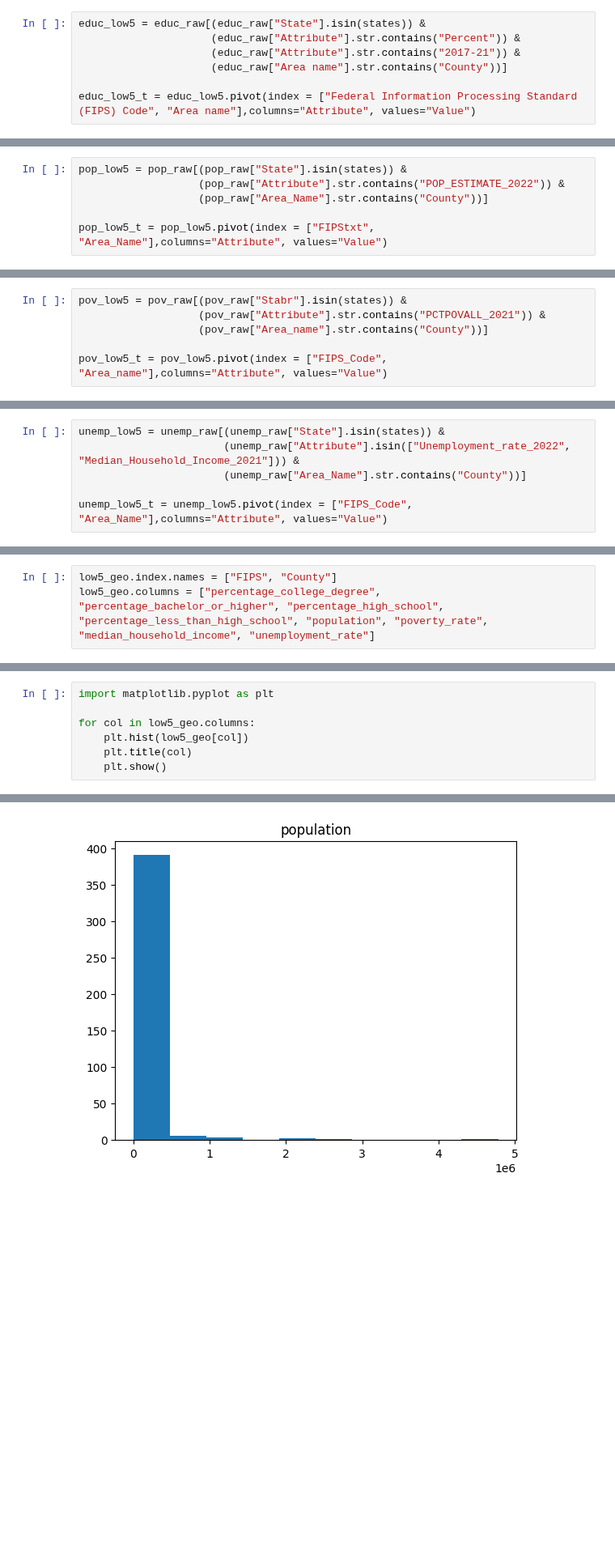
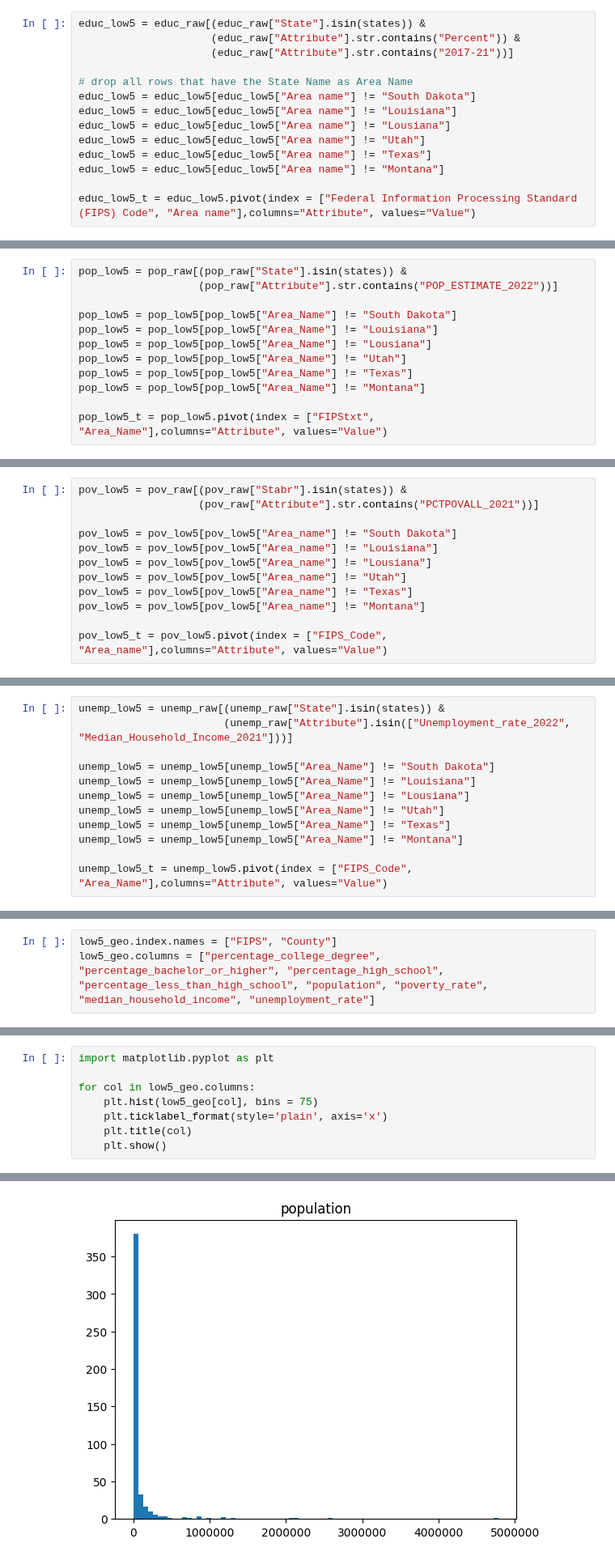
Before and after one commit to HaukeSchwarz/Thesis, a Jupyter notebook: notebooks/Low5_Economic_Cleaning.ipynb, the cells around one changed output, grey strips where cells are left out. Shown at 81% size. Saved outputs shown, nothing was run; the diff lists cells and outputs as text; blank space fills up the shorter version.

Commit message:
adjusted for missing county names not including "county"

```diff
--- a/notebooks/Low5_Economic_Cleaning.ipynb
+++ b/notebooks/Low5_Economic_Cleaning.ipynb
@@ -48,7 +48,14 @@ The raw dataframe imported above is filtered to include only the relevant values
 # %%
 educ_low5 = educ_raw[(educ_raw["State"].isin(states)) &
                      (educ_raw["Attribute"].str.contains("Percent")) &
-                     (educ_raw["Attribute"].str.contains("2017-21")) &
-                     (educ_raw["Area name"].str.contains("County"))]
+                     (educ_raw["Attribute"].str.contains("2017-21"))]
+
+# drop all rows that have the State Name as Area Name
+educ_low5 = educ_low5[educ_low5["Area name"] != "South Dakota"]
+educ_low5 = educ_low5[educ_low5["Area name"] != "Louisiana"]
+educ_low5 = educ_low5[educ_low5["Area name"] != "Lousiana"]
+educ_low5 = educ_low5[educ_low5["Area name"] != "Utah"]
+educ_low5 = educ_low5[educ_low5["Area name"] != "Texas"]
+educ_low5 = educ_low5[educ_low5["Area name"] != "Montana"]
 
 educ_low5_t = educ_low5.pivot(index = ["Federal Information Processing Standard (FIPS) Code", "Area name"],columns="Attribute", values="Value")
@@ -68,7 +79,13 @@ educ_low5_t.head()
 The only relevant KPI from this dataframe is the most recent (2022) population figure ("POP_ESTIMATE_2022"). Besides that (and a different variable naming), the procedure is the same as for the education dataframe.
 # %%
 pop_low5 = pop_raw[(pop_raw["State"].isin(states)) &
-                   (pop_raw["Attribute"].str.contains("POP_ESTIMATE_2022")) &
-                   (pop_raw["Area_Name"].str.contains("County"))]
+                   (pop_raw["Attribute"].str.contains("POP_ESTIMATE_2022"))]
+
+pop_low5 = pop_low5[pop_low5["Area_Name"] != "South Dakota"]
+pop_low5 = pop_low5[pop_low5["Area_Name"] != "Louisiana"]
+pop_low5 = pop_low5[pop_low5["Area_Name"] != "Lousiana"]
+pop_low5 = pop_low5[pop_low5["Area_Name"] != "Utah"]
+pop_low5 = pop_low5[pop_low5["Area_Name"] != "Texas"]
+pop_low5 = pop_low5[pop_low5["Area_Name"] != "Montana"]
 
 pop_low5_t = pop_low5.pivot(index = ["FIPStxt", "Area_Name"],columns="Attribute", values="Value")
@@ -88,7 +109,13 @@ pop_low5_t.head()
 The variable of interest in this dataframe is "PCTPOVALL_2021", which is the estimation of people living in poverty among all people in the county. The procedure is the same as for the education dataframe.
 # %%
 pov_low5 = pov_raw[(pov_raw["Stabr"].isin(states)) &
-                   (pov_raw["Attribute"].str.contains("PCTPOVALL_2021")) &
-                   (pov_raw["Area_name"].str.contains("County"))]
+                   (pov_raw["Attribute"].str.contains("PCTPOVALL_2021"))]
+
+pov_low5 = pov_low5[pov_low5["Area_name"] != "South Dakota"]
+pov_low5 = pov_low5[pov_low5["Area_name"] != "Louisiana"]
+pov_low5 = pov_low5[pov_low5["Area_name"] != "Lousiana"]
+pov_low5 = pov_low5[pov_low5["Area_name"] != "Utah"]
+pov_low5 = pov_low5[pov_low5["Area_name"] != "Texas"]
+pov_low5 = pov_low5[pov_low5["Area_name"] != "Montana"]
 
 pov_low5_t = pov_low5.pivot(index = ["FIPS_Code", "Area_name"],columns="Attribute", values="Value")
@@ -108,7 +139,13 @@ pov_low5_t.head()
 The unemployment dataframe contains two values of interest per county: The unemployment rate (for the sake of this analysis, the most recent figures from 2022 - "Unemployment_rate_2022" is used) and the median household income ("Median_Household_Income_2022"). The procedure is the same as for the previous dataframes.
 # %%
 unemp_low5 = unemp_raw[(unemp_raw["State"].isin(states)) &
-                       (unemp_raw["Attribute"].isin(["Unemployment_rate_2022", "Median_Household_Income_2021"])) &
-                       (unemp_raw["Area_Name"].str.contains("County"))]
+                       (unemp_raw["Attribute"].isin(["Unemployment_rate_2022", "Median_Household_Income_2021"]))]
+
+unemp_low5 = unemp_low5[unemp_low5["Area_Name"] != "South Dakota"]
+unemp_low5 = unemp_low5[unemp_low5["Area_Name"] != "Louisiana"]
+unemp_low5 = unemp_low5[unemp_low5["Area_Name"] != "Lousiana"]
+unemp_low5 = unemp_low5[unemp_low5["Area_Name"] != "Utah"]
+unemp_low5 = unemp_low5[unemp_low5["Area_Name"] != "Texas"]
+unemp_low5 = unemp_low5[unemp_low5["Area_Name"] != "Montana"]
 
 unemp_low5_t = unemp_low5.pivot(index = ["FIPS_Code", "Area_Name"],columns="Attribute", values="Value")
@@ -221,7 +262,8 @@ np.round(low5_geo_k.describe(), 2).T[['count','mean', 'std', 'min', 'max']].appl
 import matplotlib.pyplot as plt
 
 for col in low5_geo.columns:
-    plt.hist(low5_geo[col])
+    plt.hist(low5_geo[col], bins = 75)
+    plt.ticklabel_format(style='plain', axis='x')
     plt.title(col)
     plt.show()
 # %% [output]
@@ -232 +274 @@ for col in low5_geo.columns:
-[figure, old version]
+[figure, new version]
```
Also changed, not shown: parts of 15 cells of this notebook, 1 other file.
